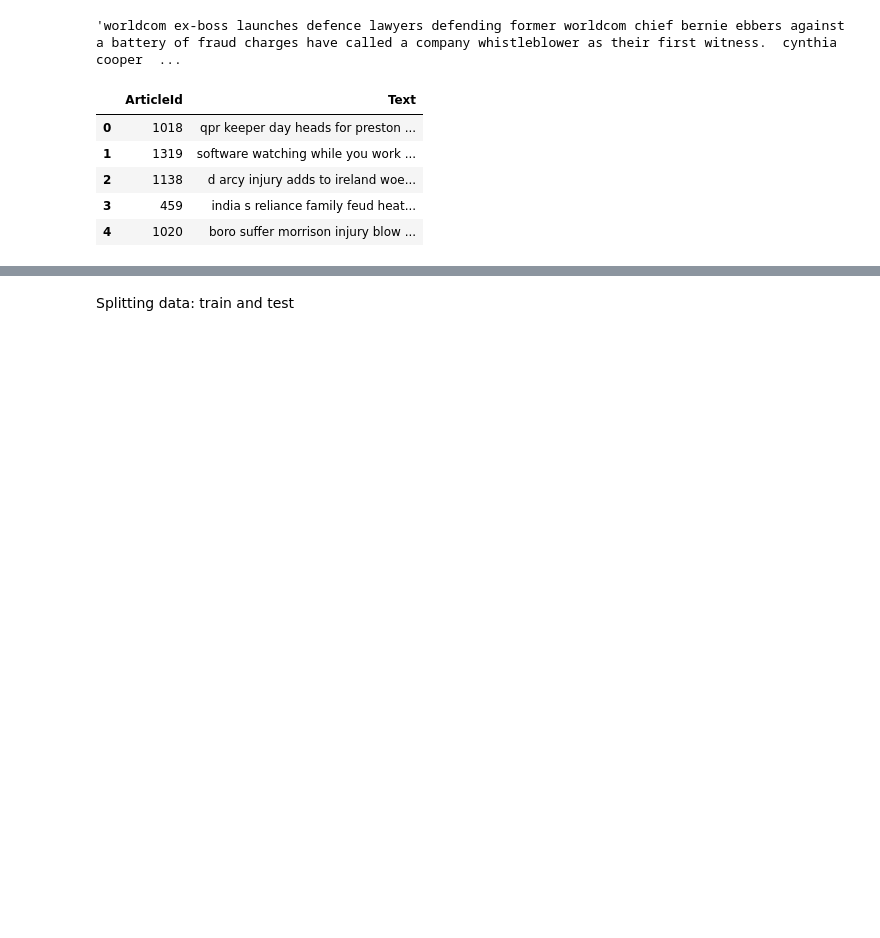
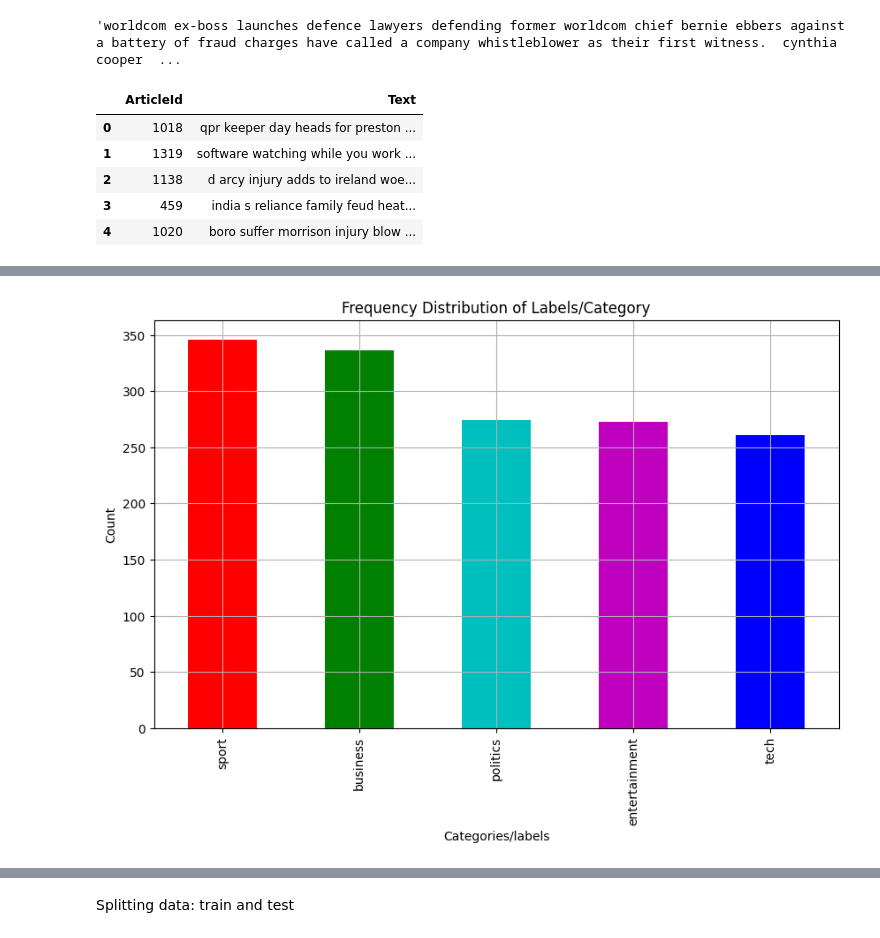
Before and after one commit to irungus/TUDA, a Jupyter notebook: TUDA.ipynb, the cells around one changed output, grey strips where cells are left out. Saved outputs shown, nothing was run; the diff lists cells and outputs as text; code cells hidden in the pictures; blank space fills up the shorter version.

```diff
--- a/TUDA.ipynb
+++ b/TUDA.ipynb
@@ -226,0 +262,13 @@ wordcloud=WordCloud(max)
+# %%
+news_cat = df_train['Category'].value_counts()
+
+plt.figure(figsize=(10,6))
+my_colors = ['r', 'g', 'c', 'm', 'b']  # Define colors for the bars
+news_cat.plot(kind='bar', color=my_colors)
+plt.grid()
+plt.xlabel("Categories/labels")
+plt.ylabel("Count")
+plt.title("Frequency Distribution of Labels/Category")
+plt.show()
+# %% [output]
+[figure, added]
```
Also changed, not shown: parts of 25 cells of this notebook.
